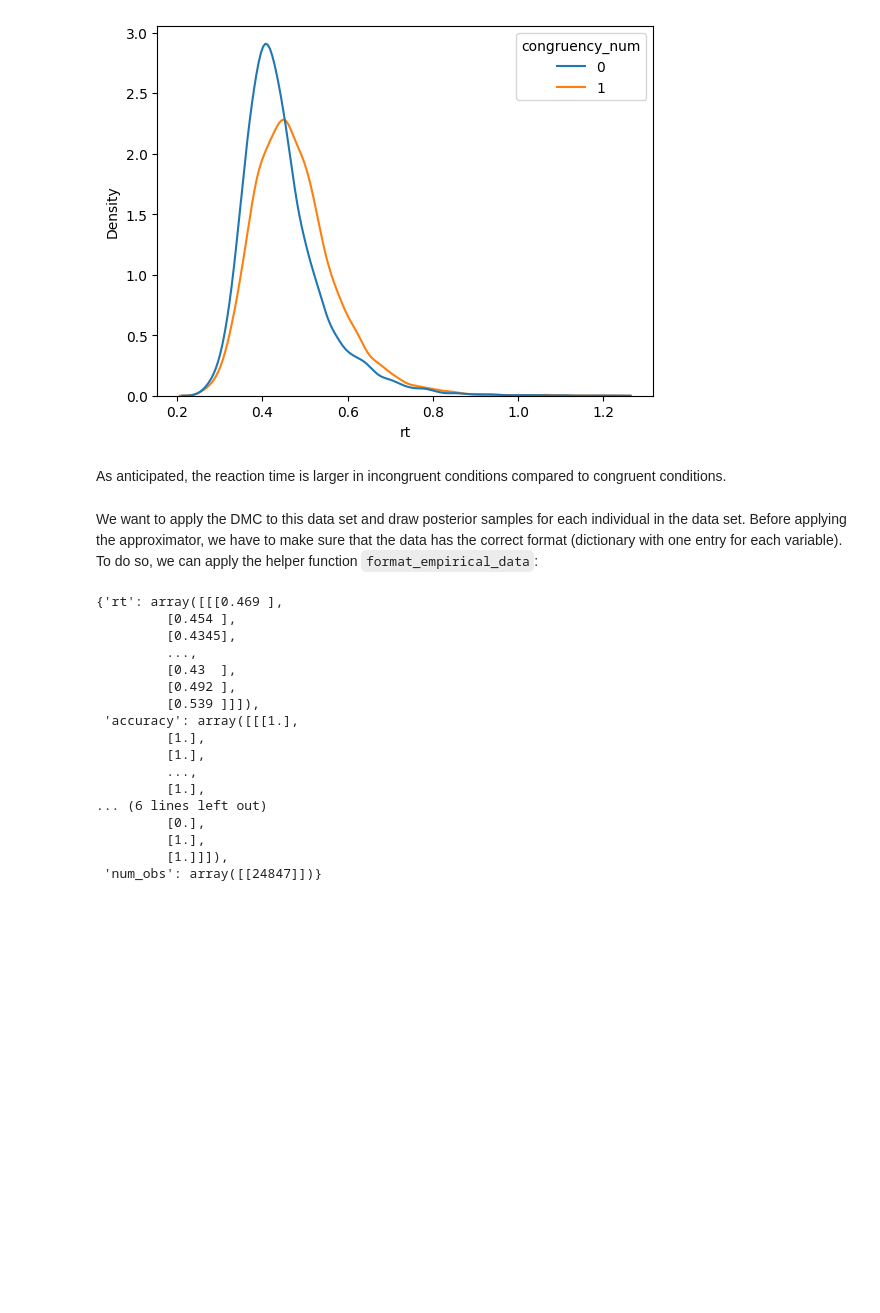
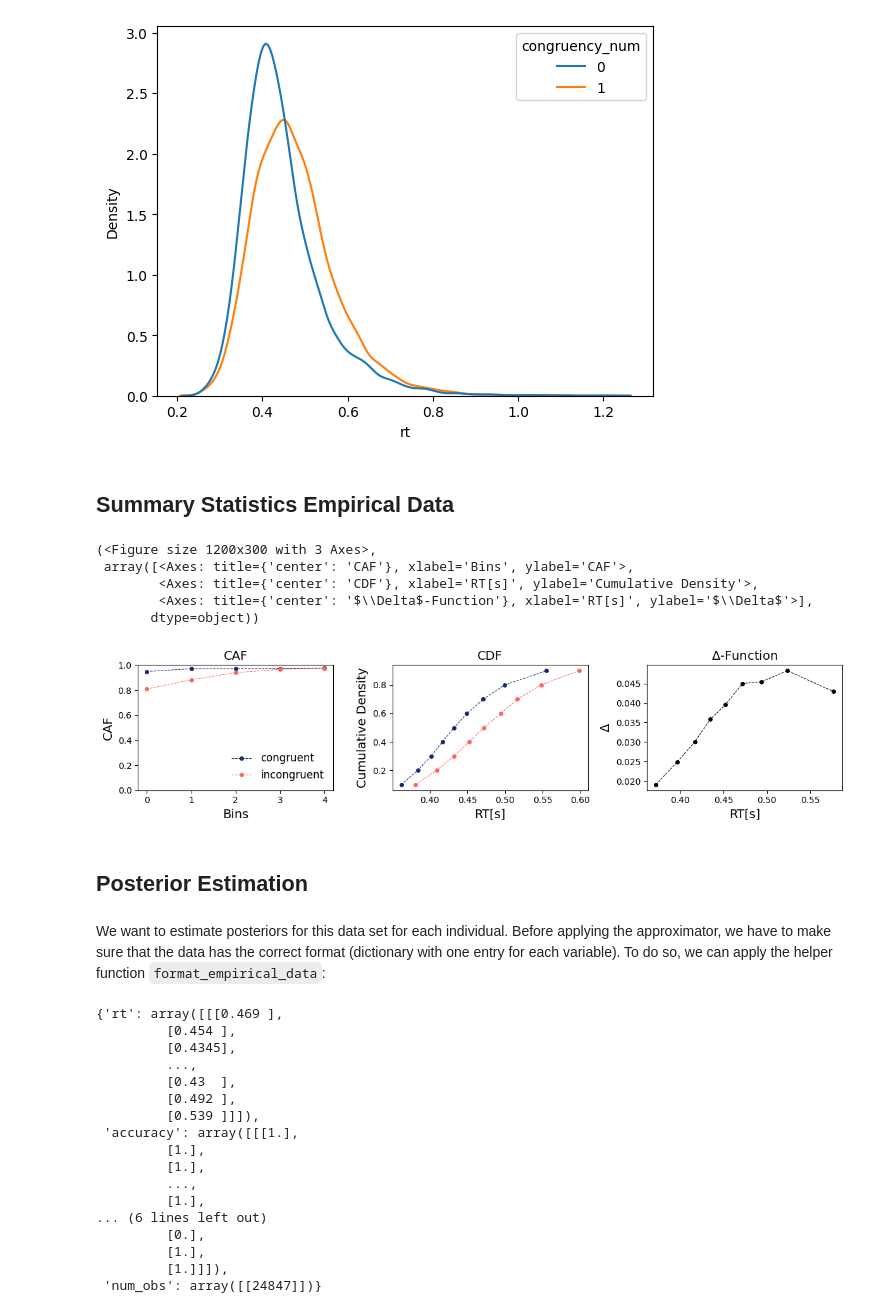
Before and after one commit to simschaefer/amortized-dmc, a Jupyter notebook: notebooks/apply_pretrained_networks.ipynb, the cells around one changed output. Saved outputs shown, nothing was run; the diff lists cells and outputs as text; code cells hidden in the pictures; blank space fills up the shorter version.

```diff
--- a/notebooks/apply_pretrained_networks.ipynb
+++ b/notebooks/apply_pretrained_networks.ipynb
@@ -55,10 +53,23 @@ sns.kdeplot(data, x='rt', hue='congruency_num')
 # %% [output]
 <Axes: xlabel='rt', ylabel='Density'>
 [figure]
-# %% [markdown]
-As anticipated, the reaction time is larger in incongruent conditions compared to congruent conditions.
+# %% [markdown]
+## Summary Statistics Empirical Data
+# %%
+caf, cdf, delta = dmc_helpers.compute_stats(data, id_name='participant', rt='rt', congruency='congruency_num', accuracy='accuracy')
+
+dmc_helpers.plot_stats(caf, cdf, delta,rt='rt', congruency='congruency_num')
+# %% [output]
+(<Figure size 1200x300 with 3 Axes>,
+ array([<Axes: title={'center': 'CAF'}, xlabel='Bins', ylabel='CAF'>,
+        <Axes: title={'center': 'CDF'}, xlabel='RT[s]', ylabel='Cumulative Density'>,
+        <Axes: title={'center': '$\\Delta$-Function'}, xlabel='RT[s]', ylabel='$\\Delta$'>],
+       dtype=object))
+[figure, added]
+# %% [markdown]
+## Posterior Estimation
 # %% [markdown]
-We want to apply the DMC to this data set and draw posterior samples for each individual in the data set. Before applying the approximator, we have to make sure that the data has the correct format (dictionary with one entry for each variable). To do so, we can apply the helper function `format_empirical_data`:
+We want to estimate posteriors for this data set for each individual. Before applying the approximator, we have to make sure that the data has the correct format (dictionary with one entry for each variable). To do so, we can apply the helper function `format_empirical_data`:
 # %%
 data_dict = dmc_helpers.format_empirical_data(data, rt = 'rt', accuracy='accuracy', congruency='congruency_num')
 
```
Also changed, not shown: parts of 11 cells of this notebook.
